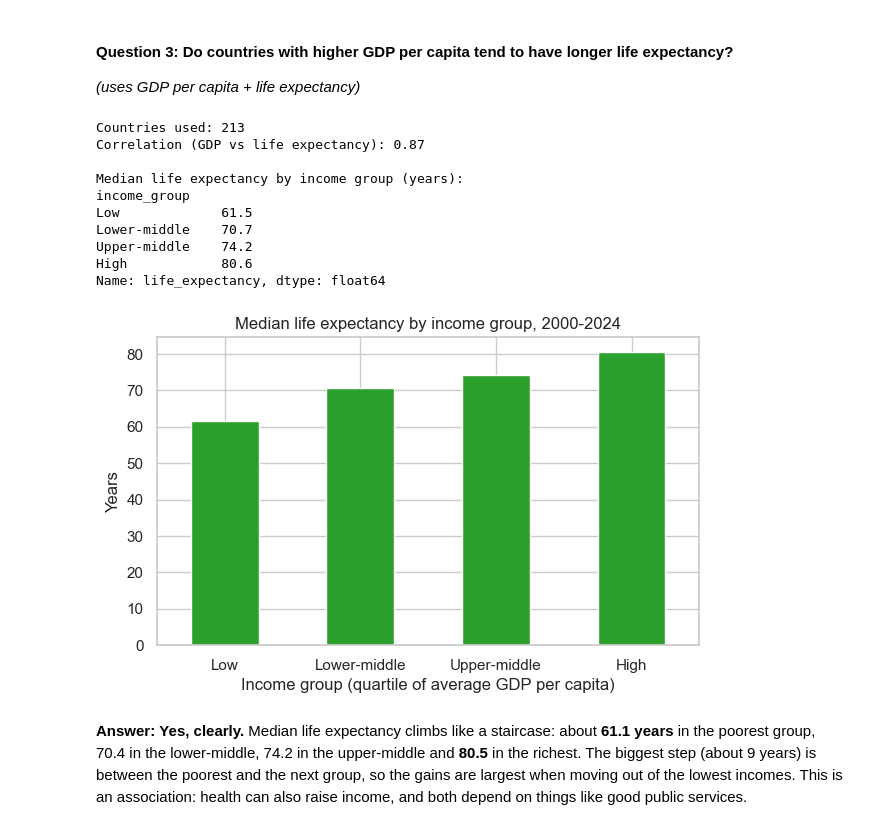
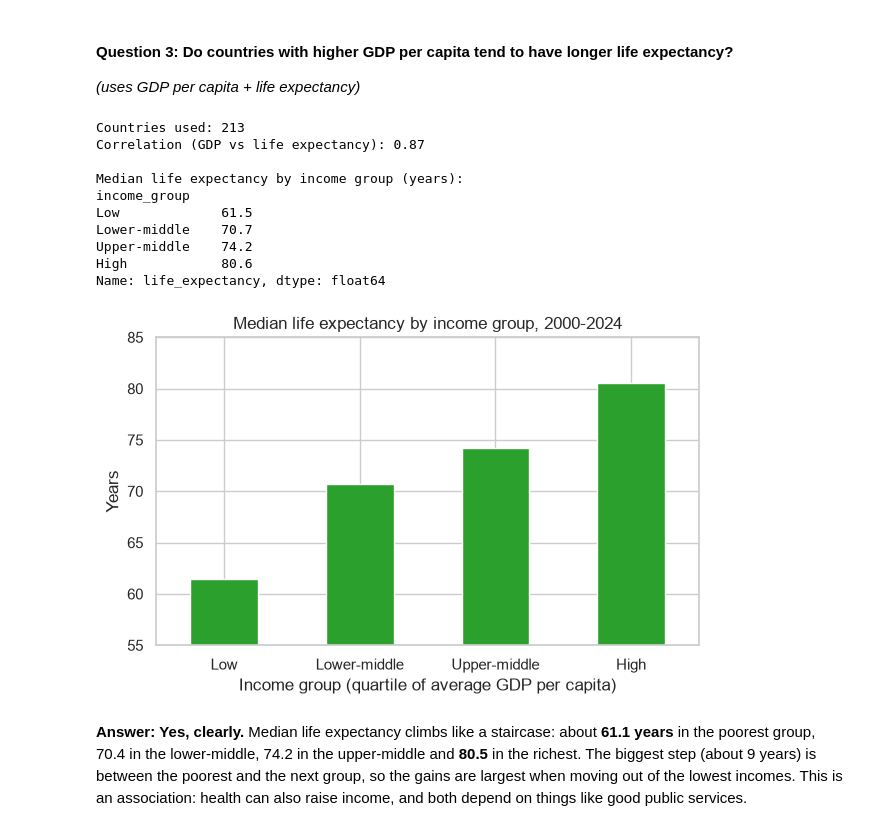
Before and after one commit to AkotoChristine/PDA_Assignment_2-, a Jupyter notebook: Group2_EDA_GDP_per_capita.ipynb, the cells around one changed output. Cells and saved outputs as stored; diff of their text form; code cells hidden in the pictures.

```diff
--- a/Group2_EDA_GDP_per_capita.ipynb
+++ b/Group2_EDA_GDP_per_capita.ipynb
@@ -205,12 +264,17 @@ Name: count, dtype: int64
 # %% [markdown]
 **Step 5: build a country summary table.** Many questions compare countries, so we average each country's values over 2000-2024. To avoid an average built from only one or two years, a country needs **at least 5 years of data** for an indicator; otherwise its average is left missing.
 # %%
-country_avg = df.groupby(["Country Name", "continent"]).agg(
-    gdp_per_capita=("gdp_per_capita", "mean"),
-    unemployment_rate=("unemployment_rate", "mean"),
-    life_expectancy=("life_expectancy", "mean"),
-    gdp_years=("gdp_per_capita", "count"),
-    unemployment_years=("unemployment_rate", "count")).reset_index()
+country_avg = (
+    df.groupby(["Country Name", "continent"])
+    .agg(
+        gdp_per_capita=("gdp_per_capita", "mean"),
+        unemployment_rate=("unemployment_rate", "mean"),
+        life_expectancy=("life_expectancy", "mean"),
+        gdp_years=("gdp_per_capita", "count"),
+        unemployment_years=("unemployment_rate", "count"),
+    )
+    .reset_index()
+)
 
 country_avg.loc[country_avg["gdp_years"] < 5, "gdp_per_capita"] = np.nan
 country_avg.loc[country_avg["unemployment_years"] < 5, "unemployment_rate"] = np.nan
@@ -649,33 +782,39 @@ Name: unemployment_rate, dtype: float64
 *(uses GDP per capita + life expectancy)*
 # %%
 q3 = country_avg.dropna(subset=["gdp_per_capita", "life_expectancy"]).copy()
-q3["income_group"] = pd.qcut(q3["gdp_per_capita"], 4, labels=["Low", "Lower-middle", "Upper-middle", "High"])
+q3["income_group"] = pd.qcut(
+    q3["gdp_per_capita"], 4, labels=["Low", "Lower-middle", "Upper-middle", "High"]
+)
 
 print("Countries used:", len(q3))
-print("Correlation (GDP vs life expectancy):", round(q3["gdp_per_capita"].corr(q3["life_expectancy"], method="spearman"), 2))
+print(
+    "Correlation (GDP vs life expectancy):",
+    round(q3["gdp_per_capita"].corr(q3["life_expectancy"], method="spearman"), 2),
+)
 
 le_by_group = q3.groupby("income_group", observed=True)["life_expectancy"].median()
 print("\nMedian life expectancy by income group (years):")
 print(le_by_group.round(1))
 
 le_by_group.plot(kind="bar", color="tab:green", figsize=(7, 4))
 plt.title("Median life expectancy by income group, 2000-2024")
 plt.xlabel("Income group (quartile of average GDP per capita)")
+plt.ylim(55, 85)
 plt.ylabel("Years")
 plt.xticks(rotation=0)
 plt.show()
 # %% [output]
 Countries used: 213
 Correlation (GDP vs life expectancy): 0.87
 
 Median life expectancy by income group (years):
 income_group
 Low             61.5
 Lower-middle    70.7
 Upper-middle    74.2
 High            80.6
 Name: life_expectancy, dtype: float64
-[figure, old version]
+[figure, new version]
 # %% [markdown]
 **Answer:** **Yes, clearly.** Median life expectancy climbs like a staircase: about **61.1 years** in the poorest group, 70.4 in the lower-middle, 74.2 in the upper-middle and **80.5** in the richest. The biggest step (about 9 years) is between the poorest and the next group, so the gains are largest when moving out of the lowest incomes. This is an association: health can also raise income, and both depend on things like good public services.
 # %% [markdown]
```
Also changed, not shown: parts of 27 cells of this notebook, 5 other files.
